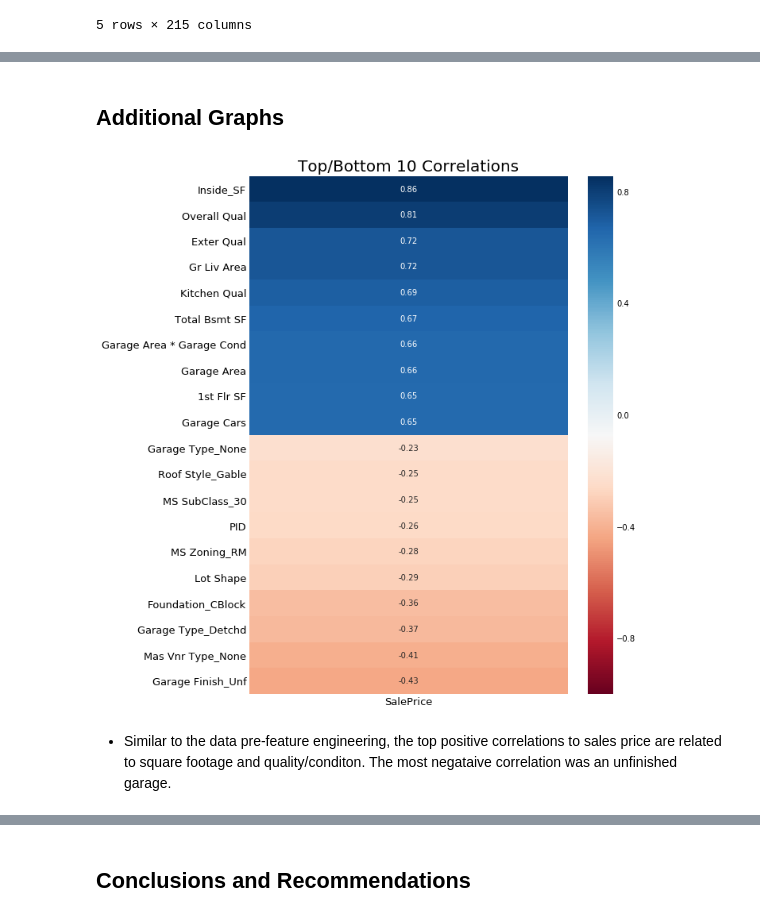
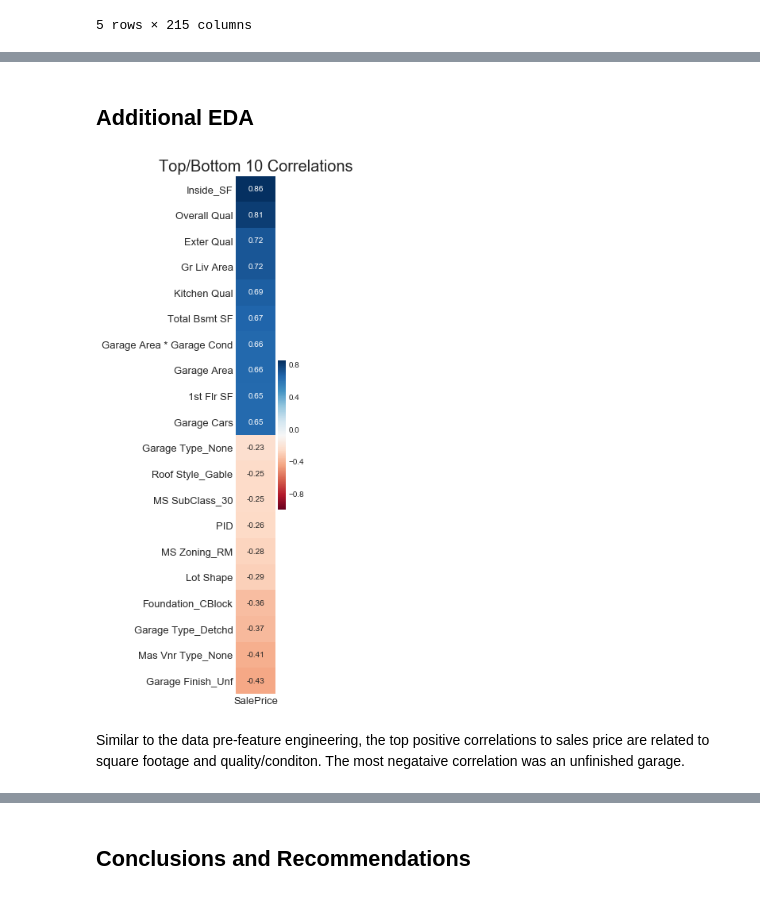
Before and after one commit to lwinter819/Ames-Housing-Predicitons, a Jupyter notebook: Project 2 Final Submission.ipynb, the cells around one changed output, grey strips where cells are left out. Drawn from its saved outputs; the diff is of its cells as text; code cells hidden in the pictures.

```diff
--- a/Project 2 Final Submission.ipynb
+++ b/Project 2 Final Submission.ipynb
@@ -1064,7 +1050,7 @@ Name: SalePrice, dtype: float64
 #cleaning kaggle submission dataframe to just include ID (row index) and the saleprice
 X_kaggle[['SalePrice']].to_csv('./datasets/my_final_submission.csv')
 # %% [markdown]
- ## Additional Graphs
+ ## Additional EDA
 # %%
 #creating a list of the top/bottom 10 correlations with Sale Price
 top_correlations = df_train.corr()[['SalePrice']].sort_values('SalePrice', ascending = False)[1:11]
@@ -1072,17 +1058,17 @@ bottom_correlations = df_train.corr()[['SalePrice']].sort_values('SalePrice', as
 top_bottom_correlations = pd.concat([top_correlations,bottom_correlations])
 # %%
 #Looking at heatmap of top/bottom 10 correlations to Sale Price
-plt.figure(figsize = (8,12))
+plt.figure(figsize = (1,12))
 
 sns.heatmap(top_bottom_correlations.sort_values(by = 'SalePrice', ascending = False),
             annot = True,
             cmap = 'RdBu',
             vmin = -1)
 plt.xticks(size = 13)
 plt.yticks(size = 13)
 plt.title('Top/Bottom 10 Correlations', size = 20);
 # %% [output]
-[figure, old version]
+[figure, new version]
 # %% [markdown]
- - Similar to the data pre-feature engineering, the top positive correlations to sales price are related to square footage and quality/conditon. The most negataive correlation was an unfinished garage.
+Similar to the data pre-feature engineering, the top positive correlations to sales price are related to square footage and quality/conditon. The most negataive correlation was an unfinished garage.
 # %%
```
Also changed, not shown: parts of 24 cells of this notebook, 1 other file.
